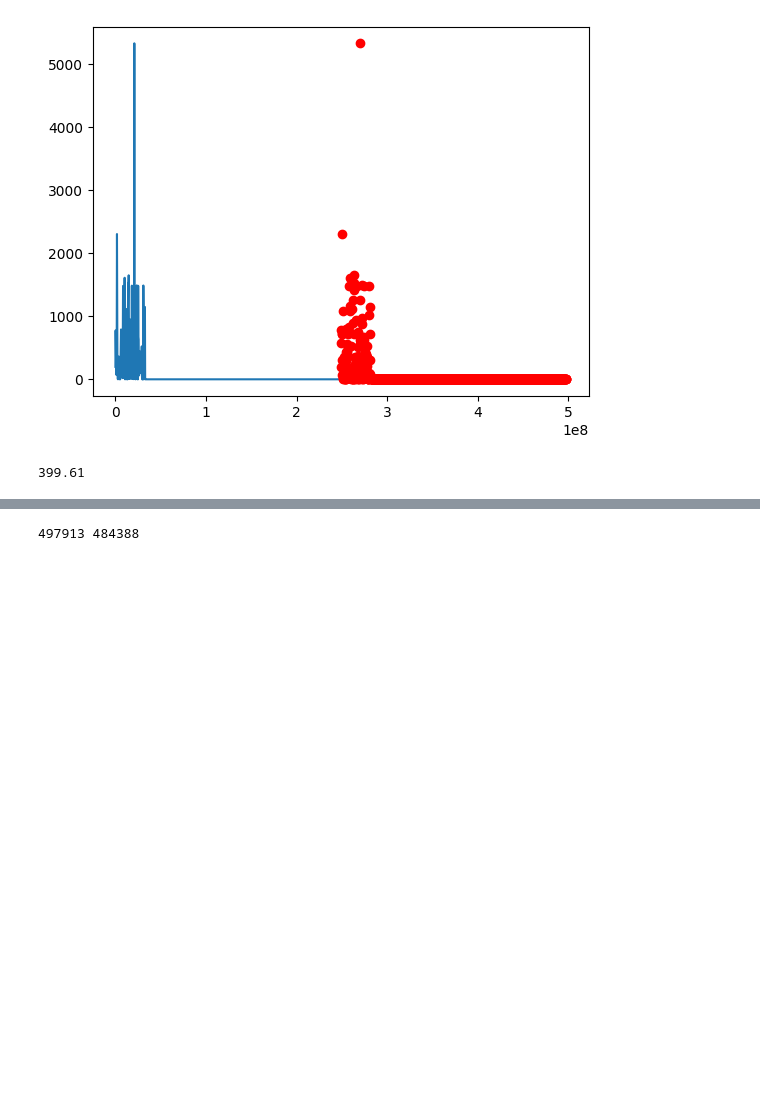
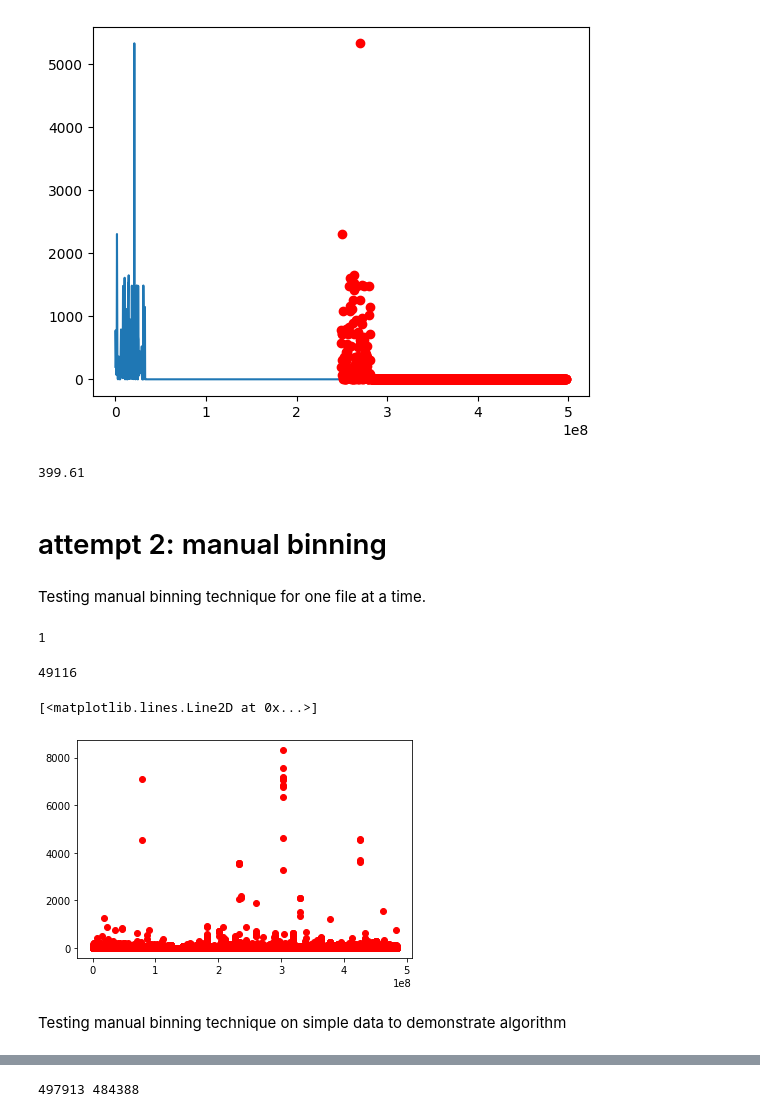
Before and after one commit to bridgetknight/malaria-reports, a Jupyter notebook: coverage_plot_testing/plot_dev_nb.ipynb, the cells around one changed output, grey strips where cells are left out. Saved outputs shown, nothing was run; the diff lists cells and outputs as text; code cells hidden in the pictures; blank space fills up the shorter version.

Commit message:
added working method to create coverage plot

```diff
--- a/coverage_plot_testing/plot_dev_nb.ipynb
+++ b/coverage_plot_testing/plot_dev_nb.ipynb
@@ -141,3 +133,5 @@ Matplotlib is currently using module://matplotlib_inline.backend_inline, which i
 chr2_df["depth"].max()
 # %% [output]
 399.61
+# %% [markdown]
+# attempt 2: manual binning
@@ -143,0 +143,54 @@ chr2_df["depth"].max()
+# %% [markdown]
+Testing manual binning technique for one file at a time.
+# %%
+# create empty np array
+#test = np.empty(shape=(2,), dtype=None)
+#test = pd.DataFrame(columns={"stop", "depth"})
+
+# debug
+debug = 1
+
+# get file name
+f = "../test_data/m64386e_230614_195306.coverage.chr2.regions.bed.gz"
+
+# create DataFrame per .bed.gz
+bed_df = pd.read_csv(f, delimiter="\\t", names=["contig", "start", "stop", "depth"], engine="python")
+
+# set up bins
+chr1_min = bed_df["start"].min()
+chr1_max = bed_df["stop"].max()
+bin_width = 10000
+bins = np.arange(chr1_min, chr1_max+1, bin_width)
+values = np.zeros(len(bins)) # preallocation
+
+# populate bins
+for _, row in bed_df.iterrows():
+    avg = (row["stop"]+row["start"])/2
+    index = int(np.floor(avg/bin_width))
+    values[index]+=row["depth"]
+
+if(debug == 0):
+    print("0")
+    result = pd.DataFrame({"stop": bins, "depth": values})
+    test = test.append(result)
+else:
+    print("1")
+    result = pd.DataFrame({"stop": bins+max(bins)+bin_width, "depth": values})
+    test = test.append(result)
+
+#result = pd.DataFrame({"stop":bins+max(bins), "depth":values})
+#test = test.append(result)
+test = test.reset_index().drop("index", axis=1)
+len(test)
+# 24896 - Chr 1
+# %% [output]
+1
+49116
+# %%
+fig, ax = plt.subplots(1,1)
+ax.plot(test["stop"], test["depth"], "or")
+# %% [output]
+[<matplotlib.lines.Line2D at 0x...>]
+[figure, added]
+# %% [markdown]
+Testing manual binning technique on simple data to demonstrate algorithm
```
Also changed, not shown: parts of 20 cells of this notebook, 2 other files.
